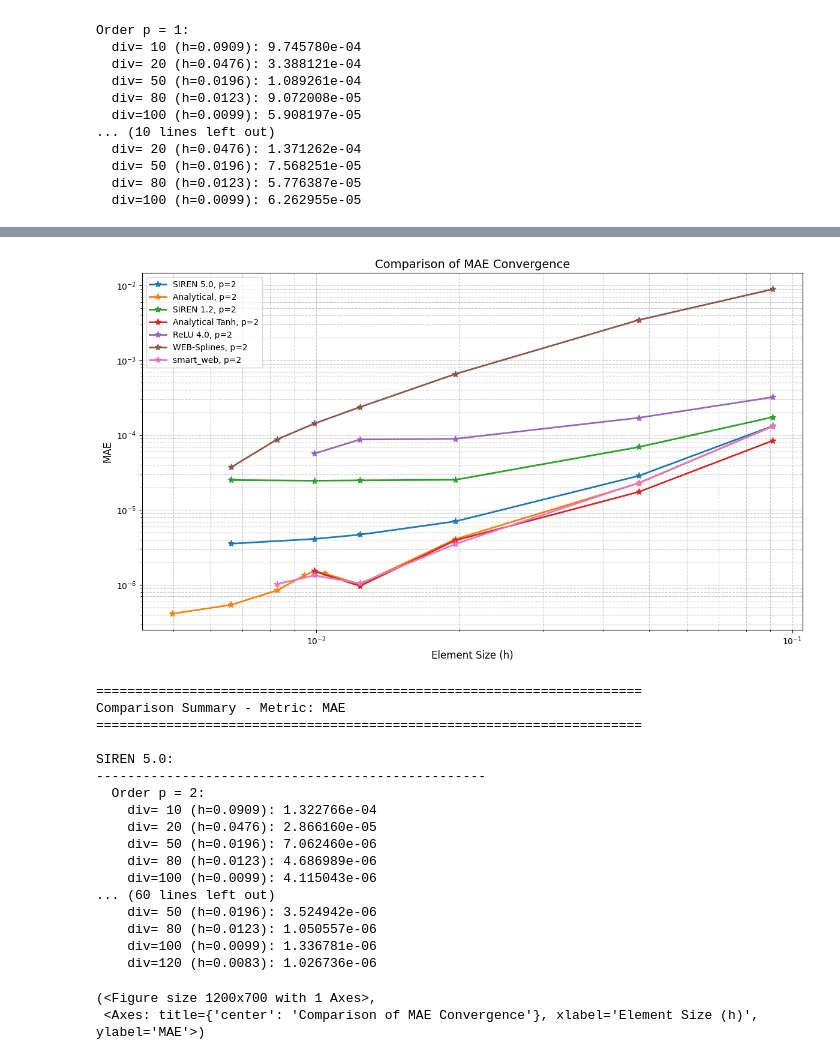
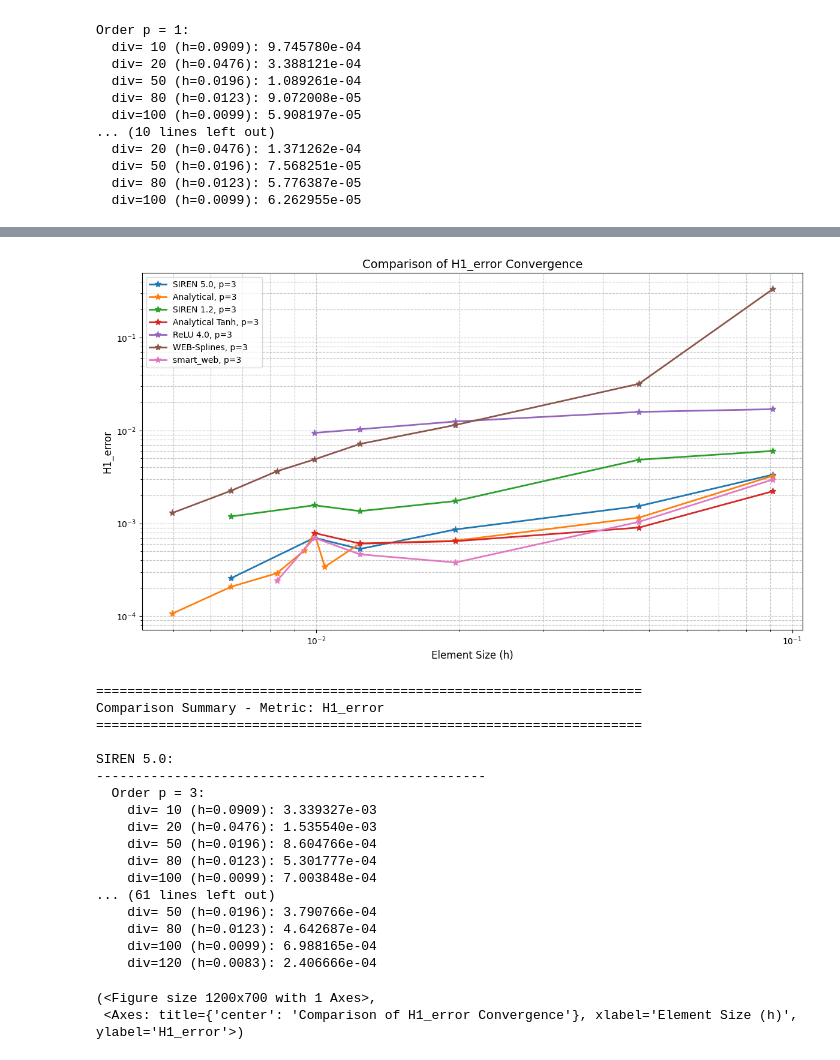
Before and after one commit to csgellert/NeuralIGA, a Jupyter notebook: Neural Analysis/visualize_results_circle.ipynb, the cells around one changed output, grey strips where cells are left out. Cells and saved outputs as stored; diff of their text form; code cells hidden in the pictures.

```diff
--- a/Neural Analysis/visualize_results_circle.ipynb
+++ b/Neural Analysis/visualize_results_circle.ipynb
@@ -160,42 +160,42 @@ Order p = 1:
 # %%
 # Compare multiple simulation files
 filepaths = [
     "simulation_results\\sim_res_O_SIREN_5_0.json",
     "simulation_results\\sim_res_O_analytic.json",
     "simulation_results\\sim_res_O_SIREN_1_2.json",
     "simulation_results\\simulation_results_AnalyticalDistanceCircleTanh_20260113_225601.json",
     "simulation_results\\simulation_results_ReLU_circle_4_0_20260114_175340.json",
     "simulation_results\\sim_res_O_analytic_WEB.json",
     "simulation_results\\simulation_results_AnalyticalDistanceCircle_smart_WEB_20260125_201645.json"
 
 ]
 
 # Show orders 1 and 2 for all files
 eva.compare_simulations(
     filepaths=filepaths,
-    orders_to_show=[2],
-    metric='MAE',
+    orders_to_show=[3],
+    metric='H1_error',
     log_scale=True,
     labels=['SIREN 5.0', 'Analytical', 'SIREN 1.2', 'Analytical Tanh', 'ReLU 4.0', 'WEB-Splines', 'smart_web']  # Optional custom labels
 )
 # %% [output]
-[figure, old version]
+[figure, new version]
 ======================================================================
-Comparison Summary - Metric: MAE
+Comparison Summary - Metric: H1_error
 ======================================================================
 
 SIREN 5.0:
 --------------------------------------------------
-  Order p = 2:
-    div= 10 (h=0.0909): 1.322766e-04
-    div= 20 (h=0.0476): 2.866160e-05
-    div= 50 (h=0.0196): 7.062460e-06
-    div= 80 (h=0.0123): 4.686989e-06
-    div=100 (h=0.0099): 4.115043e-06
-... (60 lines left out)
-    div= 50 (h=0.0196): 3.524942e-06
-    div= 80 (h=0.0123): 1.050557e-06
-    div=100 (h=0.0099): 1.336781e-06
-    div=120 (h=0.0083): 1.026736e-06
+  Order p = 3:
+    div= 10 (h=0.0909): 3.339327e-03
+    div= 20 (h=0.0476): 1.535540e-03
+    div= 50 (h=0.0196): 8.604766e-04
+    div= 80 (h=0.0123): 5.301777e-04
+    div=100 (h=0.0099): 7.003848e-04
+... (61 lines left out)
+    div= 50 (h=0.0196): 3.790766e-04
+    div= 80 (h=0.0123): 4.642687e-04
+    div=100 (h=0.0099): 6.988165e-04
+    div=120 (h=0.0083): 2.406666e-04
 (<Figure size 1200x700 with 1 Axes>,
- <Axes: title={'center': 'Comparison of MAE Convergence'}, xlabel='Element Size (h)', ylabel='MAE'>)
+ <Axes: title={'center': 'Comparison of H1_error Convergence'}, xlabel='Element Size (h)', ylabel='H1_error'>)
```
Also changed, not shown: parts of 2 cells of this notebook, 6 other files.
